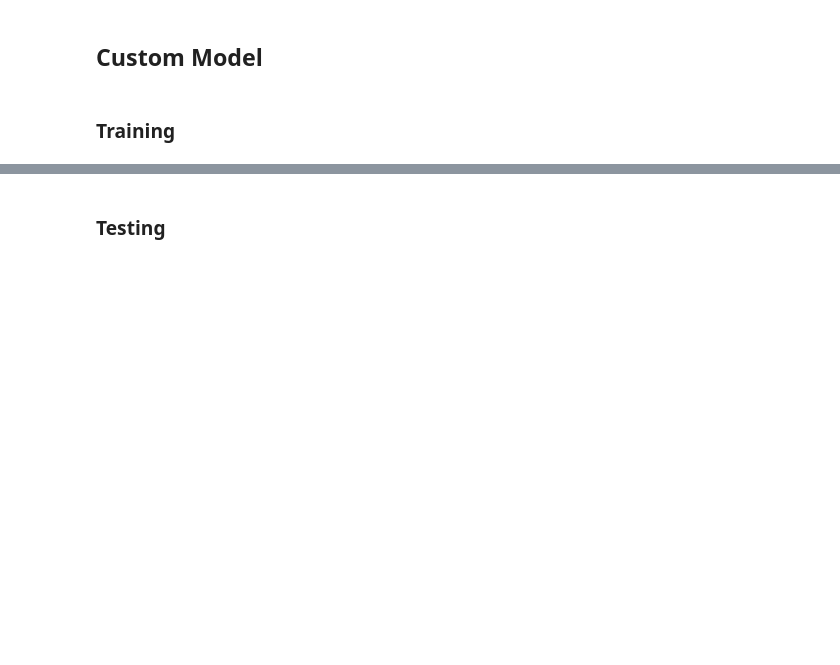
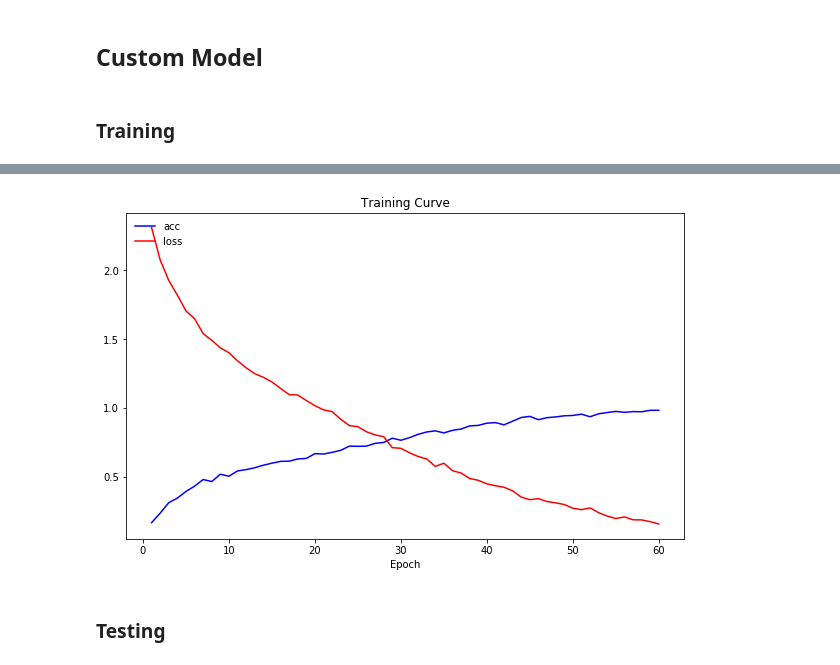
Before and after one commit to tuwien-musicir/DL_MIR_Tutorial, a Jupyter notebook: Music_genre_classification.ipynb, the cells around one changed output, grey strips where cells are left out. Drawn from its saved outputs; the diff is of its cells as text; code cells hidden in the pictures; blank space fills up the shorter version.

Commit message:
plot for custom model

```diff
--- a/Music_genre_classification.ipynb
+++ b/Music_genre_classification.ipynb
@@ -665,7 +665,7 @@ model = Sequential()
 
 conv_filters = 16   # number of convolution filters (= CNN depth)
 
-cnn_act = 'sigmoid'
+cnn_act = 'relu' # sigmoid or relu
 
 # Layer 1
 #model.add(Convolution2D(conv_filters, 3, 3, border_mode='valid', input_shape=input_shape))
@@ -702,9 +702,19 @@ learn_rate = 0.05
 optimizer = SGD(lr=learn_rate) #, momentum=momentum)
 
 model.compile(loss='categorical_crossentropy' , optimizer=optimizer, metrics=['accuracy'])
+
+history = None
 # %%
 # TRAINING the model - (you may repeat execution of this cell to FURTHER train the model!)
 epochs = 30
-history = model.fit(train_set, train_classes_1hot, batch_size=32, nb_epoch=epochs)
+History = model.fit(train_set, train_classes_1hot, batch_size=32, nb_epoch=epochs)
+
+# we keep the history of accuracies on training set
+# we append this to previous history in case we execute this cell multiple times
+if history is None:
+    history = History.history
+else:
+    for key in History.history.keys():
+        history[key].extend(History.history[key])
 # %% [output]
 Epoch 1/30
@@ -727,3 +737,7 @@ Epoch 30/30
+# %%
+plot_traincurve(history)
+# %% [output]
+[figure, added]
 # %% [markdown]
 ### Testing
 # %%
```
Also changed, not shown: parts of 2 cells of this notebook.
